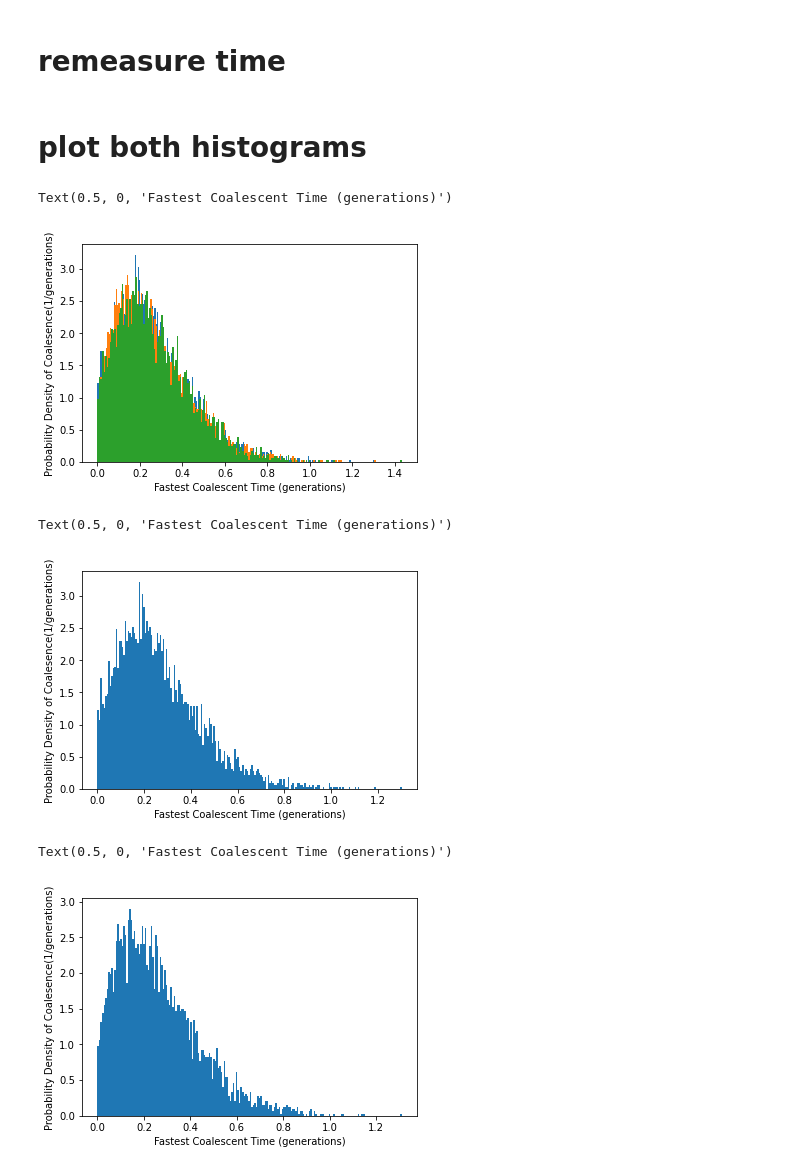
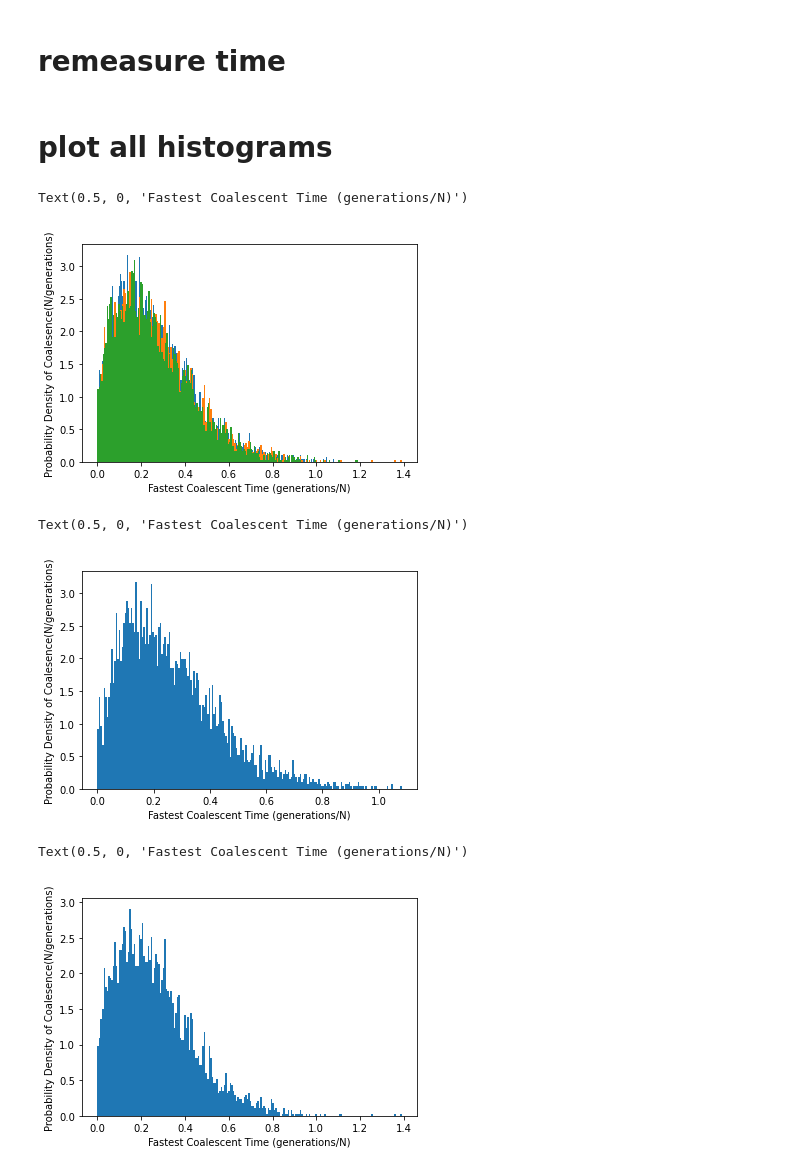
Before and after one commit to zhaoz0314/2-mrca, a Jupyter notebook: 2mrca-para_r.ipynb, the cells around one changed output. Saved outputs shown, nothing was run; the diff lists cells and outputs as text; code cells hidden in the pictures.

```diff
--- a/2mrca-para_r.ipynb
+++ b/2mrca-para_r.ipynb
@@ -18,28 +18,29 @@ def t_mrca_api(tree_s):
 # num of trials
 num=5000
 n_samples=2
-# num of recombinations per base per gen
-pi_1=1e-7
-# pi = 1e-7/gen/base
+
+com_para=20
 s_len_1=5000
 # R = 1e-3/gen
 pop_size_1=20000
 # \pi LN = 10/gen (~1/gen)
-# S = 20
-pi_2=1e-8
-# pi = 1e-8/gen/base
+# num of recombinations per base per gen
+# pi = 1e-7/gen/base
+pi_1=com_para/(2*s_len_1*pop_size_1)
+
 s_len_2=5000
 # R = 1e-4/gen
 pop_size_2=200000
 # \pi LN = 10/gen (~1/gen)
-# S = 20
-pi_3=5e-8
-# pi = 5e-8/gen/base
+pi_2=com_para/(2*s_len_2*pop_size_2)
+# pi = 1e-8/gen/base
+
 s_len_3=2500
 # R = 2.5e-4/gen
 pop_size_3=80000
 # \pi LN = 10/gen (~1/gen)
-# S = 20
+pi_3=com_para/(2*s_len_3*pop_size_3)
+# pi = 5e-8/gen/base
 # %%
 # run the simulation num times
 t_mrca_list_1 = []
@@ -83,33 +84,33 @@ t_mrca_list_1_rn = [t_mrca_list_1[idx]/pop_size_1 for idx in range(num)]
 t_mrca_list_2_rn = [t_mrca_list_2[idx]/pop_size_2 for idx in range(num)]
 t_mrca_list_3_rn = [t_mrca_list_3[idx]/pop_size_3 for idx in range(num)]
 # %% [markdown]
-# plot both histograms
+# plot all histograms
 # %%
 # plot the distribution
 plt.hist(t_mrca_list_1_rn, density=True, bins=200,range=(0,max(t_mrca_list_1_rn)))
 plt.hist(t_mrca_list_2_rn, density=True, bins=200,range=(0,max(t_mrca_list_2_rn)))
 plt.hist(t_mrca_list_3_rn, density=True, bins=200,range=(0,max(t_mrca_list_3_rn)))
-plt.ylabel("Probability Density of Coalesence(1/generations)")
-plt.xlabel("Fastest Coalescent Time (generations)")
+plt.ylabel("Probability Density of Coalesence(N/generations)")
+plt.xlabel("Fastest Coalescent Time (generations/N)")
 # %% [output]
-Text(0.5, 0, 'Fastest Coalescent Time (generations)')
+Text(0.5, 0, 'Fastest Coalescent Time (generations/N)')
-[figure, old version]
+[figure, new version]
 # %%
 # plot the distribution
 plt.hist(t_mrca_list_1_rn, density=True, bins=200,range=(0,max(t_mrca_list_1_rn)))
-plt.ylabel("Probability Density of Coalesence(1/generations)")
-plt.xlabel("Fastest Coalescent Time (generations)")
+plt.ylabel("Probability Density of Coalesence(N/generations)")
+plt.xlabel("Fastest Coalescent Time (generations/N)")
 # %% [output]
-Text(0.5, 0, 'Fastest Coalescent Time (generations)')
+Text(0.5, 0, 'Fastest Coalescent Time (generations/N)')
-[figure, old version]
+[figure, new version]
 # %%
 # plot the distribution
 plt.hist(t_mrca_list_2_rn, density=True, bins=200,range=(0,max(t_mrca_list_2_rn)))
-plt.ylabel("Probability Density of Coalesence(1/generations)")
-plt.xlabel("Fastest Coalescent Time (generations)")
+plt.ylabel("Probability Density of Coalesence(N/generations)")
+plt.xlabel("Fastest Coalescent Time (generations/N)")
 # %% [output]
-Text(0.5, 0, 'Fastest Coalescent Time (generations)')
+Text(0.5, 0, 'Fastest Coalescent Time (generations/N)')
-[figure, old version]
+[figure, new version]
 # %%
 # plot the distribution
 plt.hist(t_mrca_list_3_rn, density=True, bins=200,range=(0,max(t_mrca_list_3_rn)))
```
Also changed, not shown: parts of 1 cell of this notebook, 1 other file.
